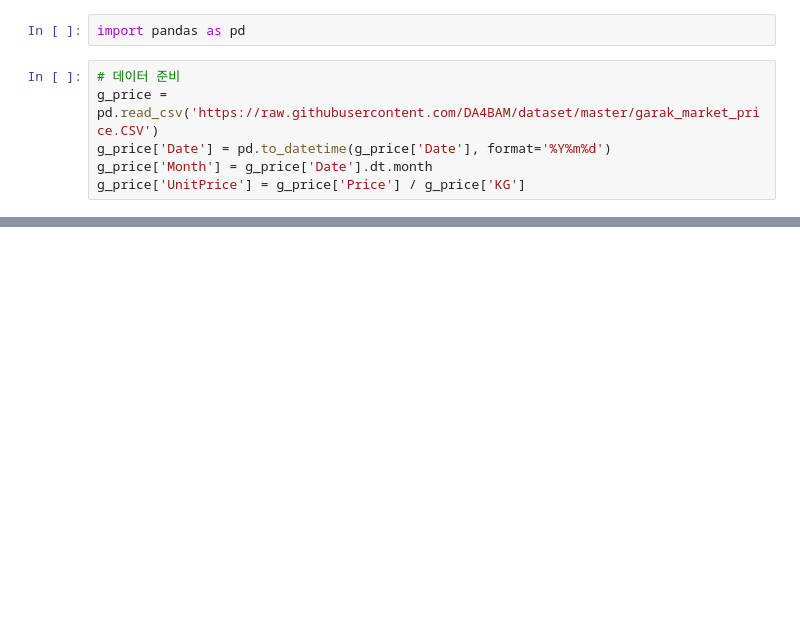
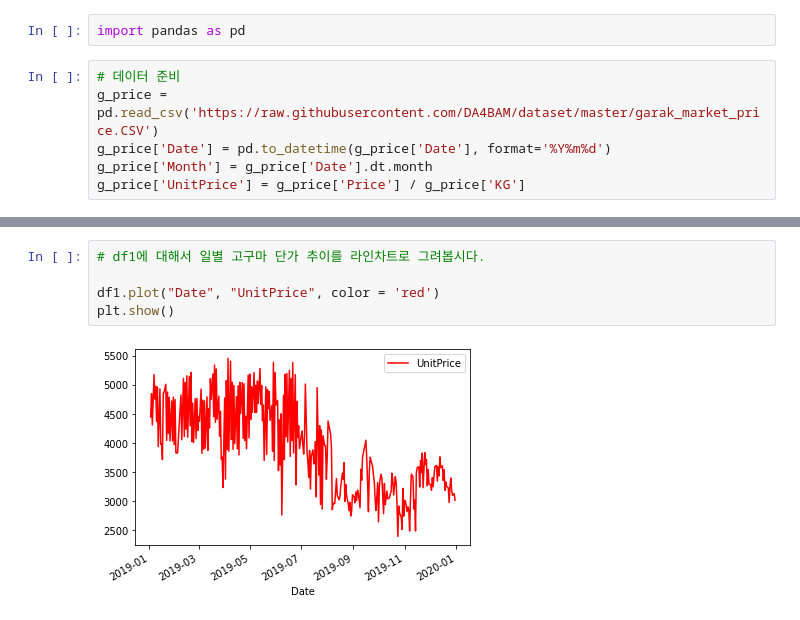
Before and after one commit to oms1226/20201130_python_farmingindustry, a Jupyter notebook: 1week/04.matplotlib.ipynb, the cells around one changed output, grey strips where cells are left out. Cells and saved outputs as stored; diff of their text form; blank space fills up the shorter version.

```diff
--- a/1week/04.matplotlib.ipynb
+++ b/1week/04.matplotlib.ipynb
@@ -238,2 +356,9 @@ g_price.head()
+# %%
+# df1에 대해서 일별 고구마 단가 추이를 라인차트로 그려봅시다.
+
+df1.plot("Date", "UnitPrice", color = 'red')
+plt.show()
+# %% [output]
+[figure, added]
 # %%
 # 2) 고구마 특급, 상급 상품의 단가 추이를 라인차트로 그려봅시다.
```
Also changed, not shown: parts of 36 cells of this notebook, 7 other files.
